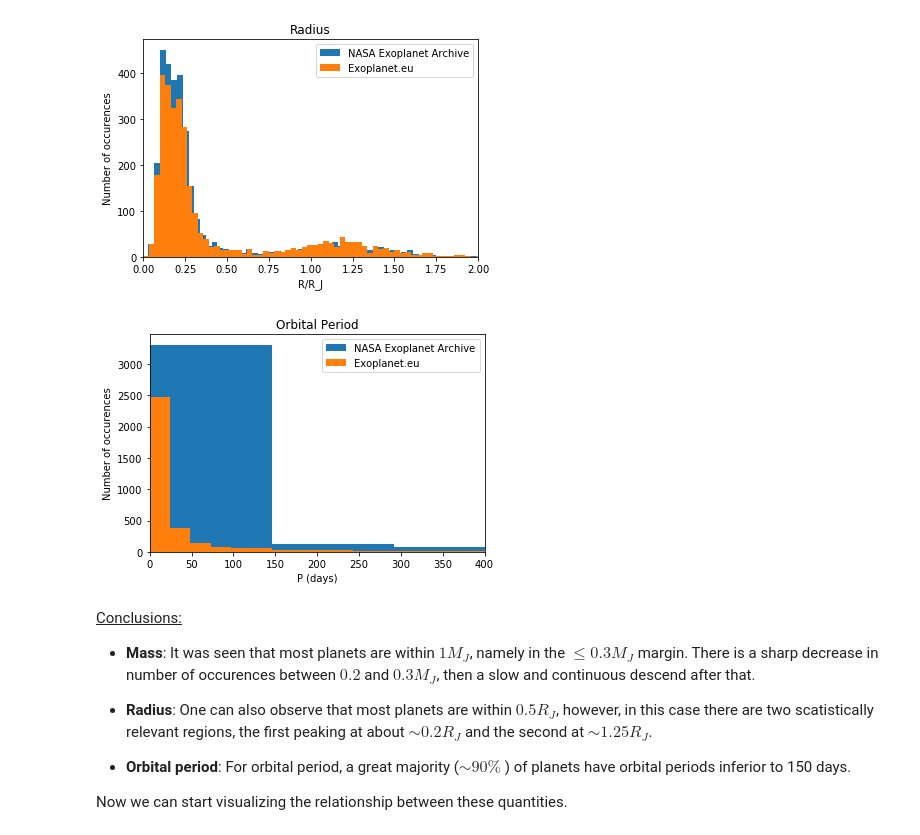
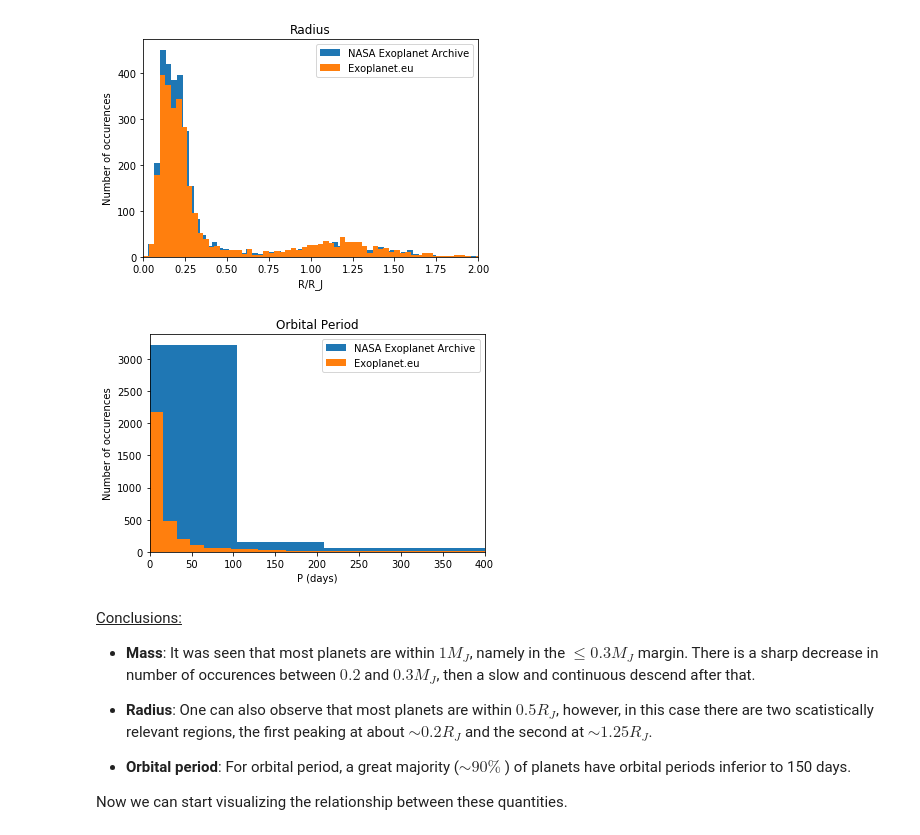
Before and after one commit to anaclb/exoplanets, a Jupyter notebook: test.ipynb, the cells around one changed output. Saved outputs shown, nothing was run; the diff lists cells and outputs as text; code cells hidden in the pictures.

```diff
--- a/test.ipynb
+++ b/test.ipynb
@@ -98,16 +98,16 @@ for i in range(len(params_US)):
 [figure]
 # %%
 #P histogram - needs lots of bins, runs slowly
-plt.hist(P_US1,bins = 60000,label = "NASA Exoplanet Archive")
-plt.hist(P_EU1, bins = 40000, label="Exoplanet.eu")
+plt.hist(P_US1,bins = 70000,label = "NASA Exoplanet Archive")
+plt.hist(P_EU1, bins = 45000, label="Exoplanet.eu")
 plt.ylabel("Number of occurences")
 plt.xlabel("P (days)")
 plt.xlim(0, 400)
 plt.title("Orbital Period")
 plt.legend()
 plt.show()
 # %% [output]
-[figure, old version]
+[figure, new version]
 # %% [markdown]
 <u>Conclusions:</u>
 * <b>Mass</b>: It was seen that most planets are within $1 M_J$, namely in the $\leq 0.3 M_J$ margin. There is a sharp decrease in number of occurences between $0.2$ and $0.3 M_J$, then a slow and continuous descend after that.
```
Also changed, not shown: parts of 3 cells of this notebook.
